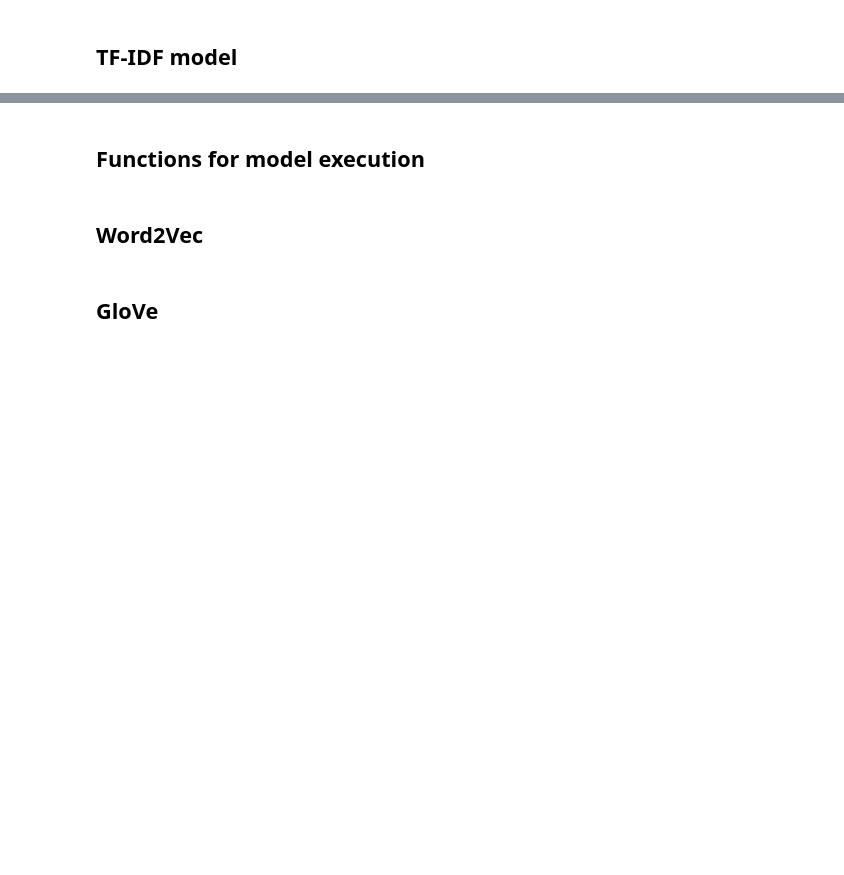
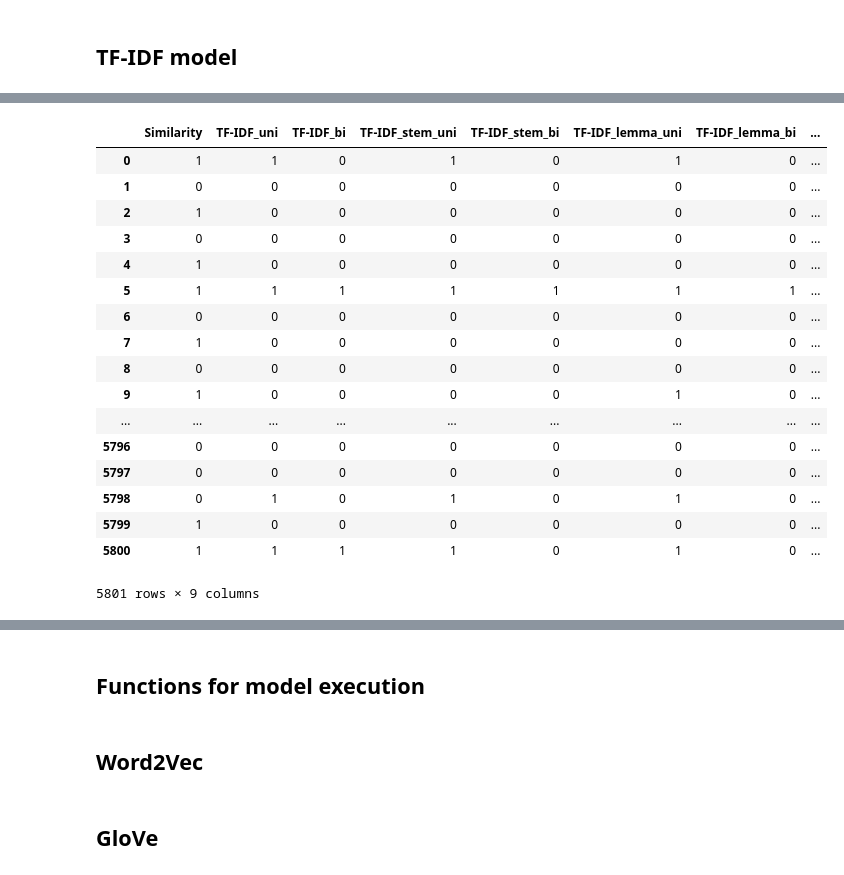
Before and after one commit to mar00nie/NLP-Text-Similarity, a Jupyter notebook: Text_Analysis.ipynb, the cells around one changed output, grey strips where cells are left out. Saved outputs shown, nothing was run; the diff lists cells and outputs as text; code cells hidden in the pictures; blank space fills up the shorter version.

```diff
--- a/Text_Analysis.ipynb
+++ b/Text_Analysis.ipynb
@@ -575,11 +769,30 @@ for i in range(0, 2):
     msr_tfidf_lem_binscores.append(convert_scores_to_binary(msr_tfidf_lem_scores[i], threshold))
     msr_tfidf_stw_binscores.append(convert_scores_to_binary(msr_tfidf_stw_scores[i], threshold))
 # %%
-df_msr_tfidf = pd.DataFrame({'Similarity': msr_scores, 'BoW_uni': msr_tfidf_binscores[0], 'BoW_bi': msr_tfidf_binscores[1],
-                            'BoW_stem_uni': msr_tfidf_stem_binscores[0], 'BoW_stem_bi': msr_tfidf_stem_binscores[1],
-                            'BoW_lemma_uni': msr_tfidf_lem_binscores[0], 'BoW_lemma_bi': msr_tfidf_lem_binscores[1],
-                            'BoW_stw_uni': msr_tfidf_stw_binscores[0], 'BoW_stw_bi': msr_tfidf_stw_binscores[1]})
+df_msr_tfidf = pd.DataFrame({'Similarity': msr_scores, 'TF-IDF_uni': msr_tfidf_binscores[0], 'TF-IDF_bi': msr_tfidf_binscores[1],
+                            'TF-IDF_stem_uni': msr_tfidf_stem_binscores[0], 'TF-IDF_stem_bi': msr_tfidf_stem_binscores[1],
+                            'TF-IDF_lemma_uni': msr_tfidf_lem_binscores[0], 'TF-IDF_lemma_bi': msr_tfidf_lem_binscores[1],
+                            'TF-IDF_stw_uni': msr_tfidf_stw_binscores[0], 'TF-IDF_stw_bi': msr_tfidf_stw_binscores[1]})
 df_msr_tfidf
+# %% [output]
+|  | Similarity | TF-IDF_uni | TF-IDF_bi | TF-IDF_stem_uni | TF-IDF_stem_bi | TF-IDF_lemma_uni | TF-IDF_lemma_bi | ... |
+| 0 | 1 | 1 | 0 | 1 | 0 | 1 | 0 | ... |
+| 1 | 0 | 0 | 0 | 0 | 0 | 0 | 0 | ... |
+| 2 | 1 | 0 | 0 | 0 | 0 | 0 | 0 | ... |
+| 3 | 0 | 0 | 0 | 0 | 0 | 0 | 0 | ... |
+| 4 | 1 | 0 | 0 | 0 | 0 | 0 | 0 | ... |
+| 5 | 1 | 1 | 1 | 1 | 1 | 1 | 1 | ... |
+| 6 | 0 | 0 | 0 | 0 | 0 | 0 | 0 | ... |
+| 7 | 1 | 0 | 0 | 0 | 0 | 0 | 0 | ... |
+| 8 | 0 | 0 | 0 | 0 | 0 | 0 | 0 | ... |
+| 9 | 1 | 0 | 0 | 0 | 0 | 1 | 0 | ... |
+| ... | ... | ... | ... | ... | ... | ... | ... | ... |
+| 5796 | 0 | 0 | 0 | 0 | 0 | 0 | 0 | ... |
+| 5797 | 0 | 0 | 0 | 0 | 0 | 0 | 0 | ... |
+| 5798 | 0 | 1 | 0 | 1 | 0 | 1 | 0 | ... |
+| 5799 | 1 | 0 | 0 | 0 | 0 | 0 | 0 | ... |
+| 5800 | 1 | 1 | 1 | 1 | 0 | 1 | 0 | ... |
+5801 rows × 9 columns
 # %%
 # Implementation
 
```
Also changed, not shown: parts of 14 cells of this notebook, 1 other file.
